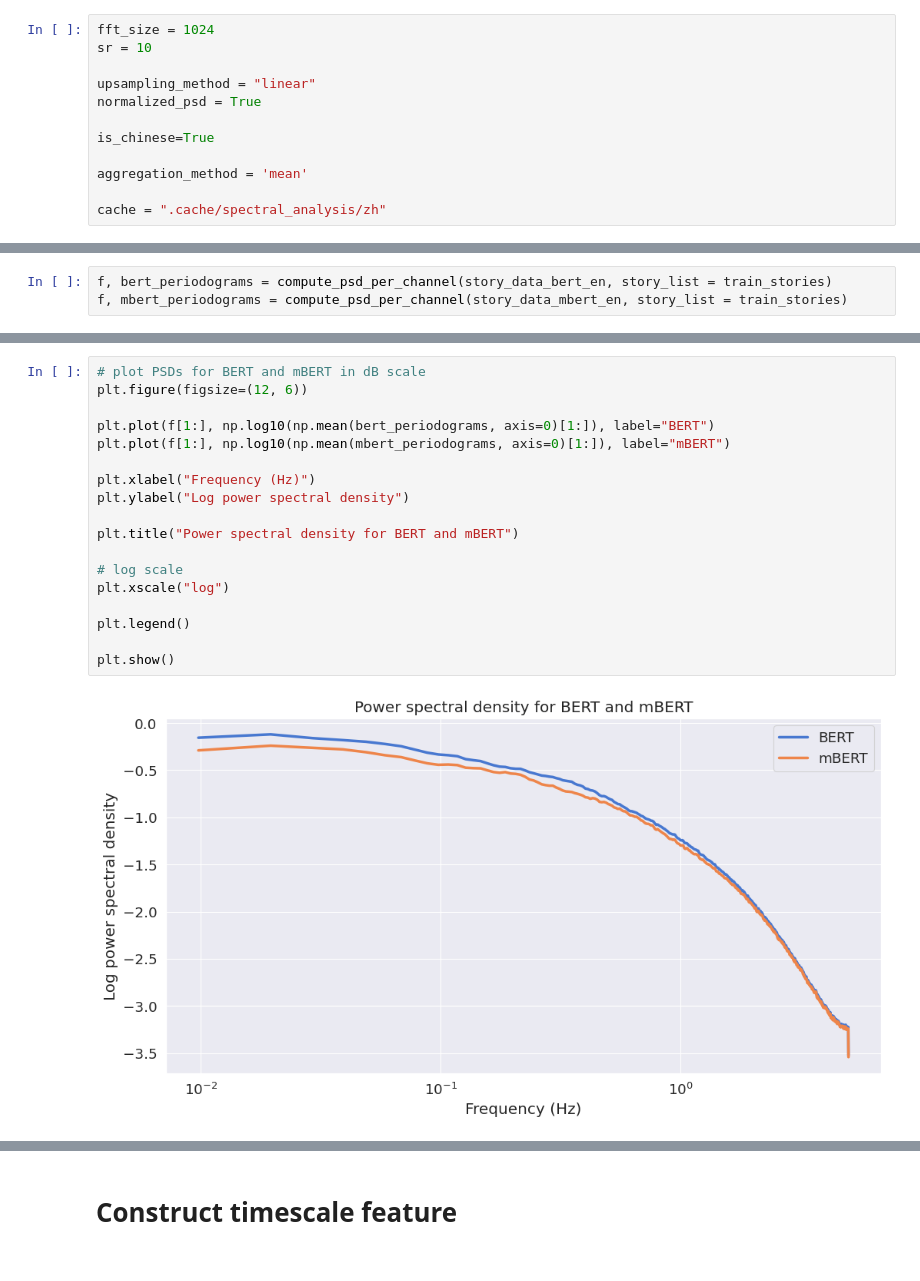
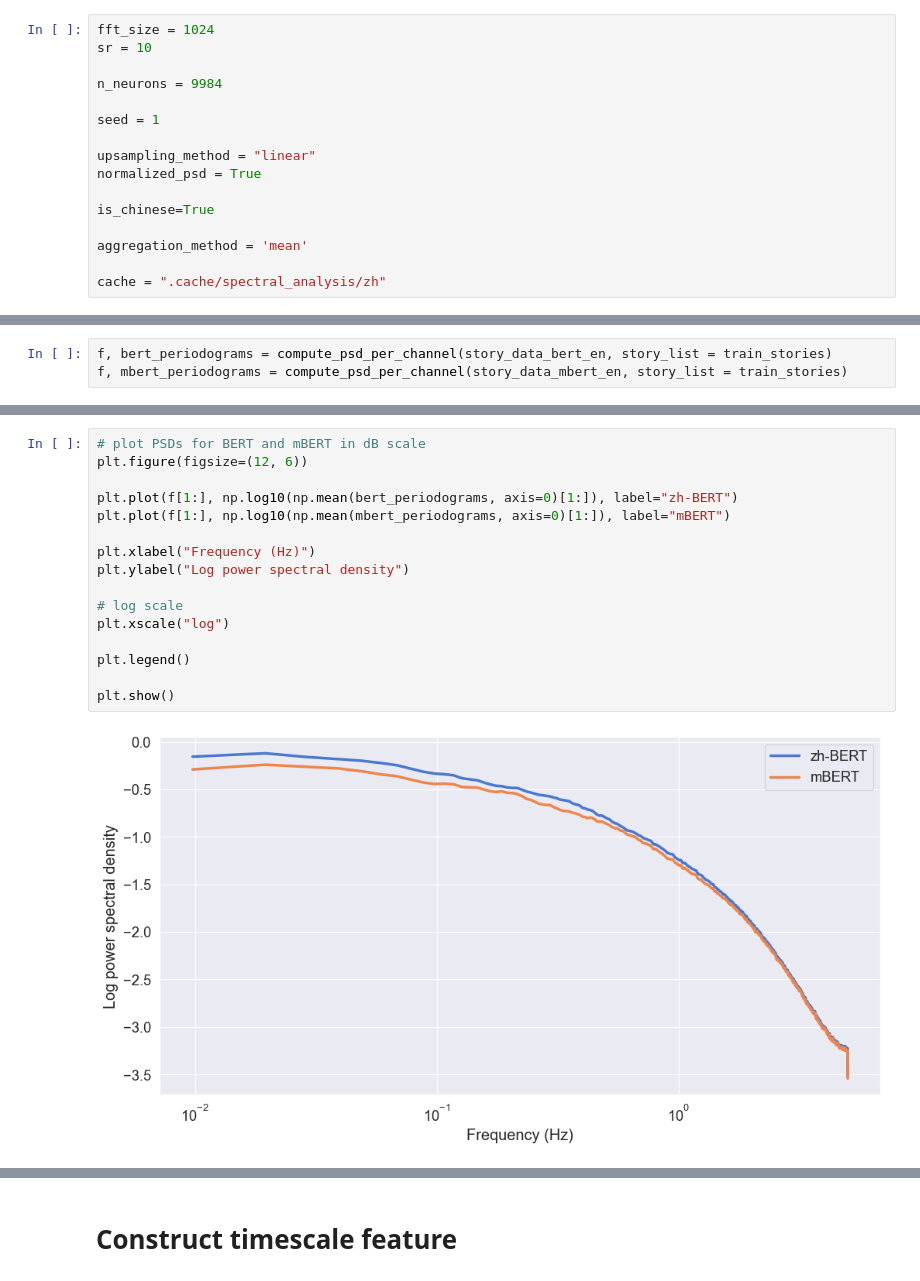
Before and after one commit to bramantyois/timescales_filtering, a Jupyter notebook: notebooks/00_spectral_analysis/01_zhBERT-mBERT_zh.ipynb, the cells around one changed output, grey strips where cells are left out. Drawn from its saved outputs; the diff is of its cells as text.

Commit message:
spectral analysis updated

```diff
--- a/notebooks/00_spectral_analysis/01_zhBERT-mBERT_zh.ipynb
+++ b/notebooks/00_spectral_analysis/01_zhBERT-mBERT_zh.ipynb
@@ -47,6 +50,10 @@ config_plotting(context="paper", palette="muted")
 # %%
 fft_size = 1024
 sr = 10
+
+n_neurons = 9984
+
+seed = 1
 
 upsampling_method = "linear"
 normalized_psd = True
@@ -165,23 +135,21 @@ plt.show()
 # %%
 # plot PSDs for BERT and mBERT in dB scale
 plt.figure(figsize=(12, 6))
 
-plt.plot(f[1:], np.log10(np.mean(bert_periodograms, axis=0)[1:]), label="BERT")
+plt.plot(f[1:], np.log10(np.mean(bert_periodograms, axis=0)[1:]), label="zh-BERT")
 plt.plot(f[1:], np.log10(np.mean(mbert_periodograms, axis=0)[1:]), label="mBERT")
 
 plt.xlabel("Frequency (Hz)")
 plt.ylabel("Log power spectral density")
-
-plt.title("Power spectral density for BERT and mBERT")
 
 # log scale
 plt.xscale("log")
 
 plt.legend()
 
 plt.show()
 # %% [output]
-[figure, old version]
+[figure, new version]
 # %%
 # plot psd imshow for BERT
 plt.figure(figsize=(12, 6))
```
Also changed, not shown: parts of 30 cells of this notebook, 3 other files.
